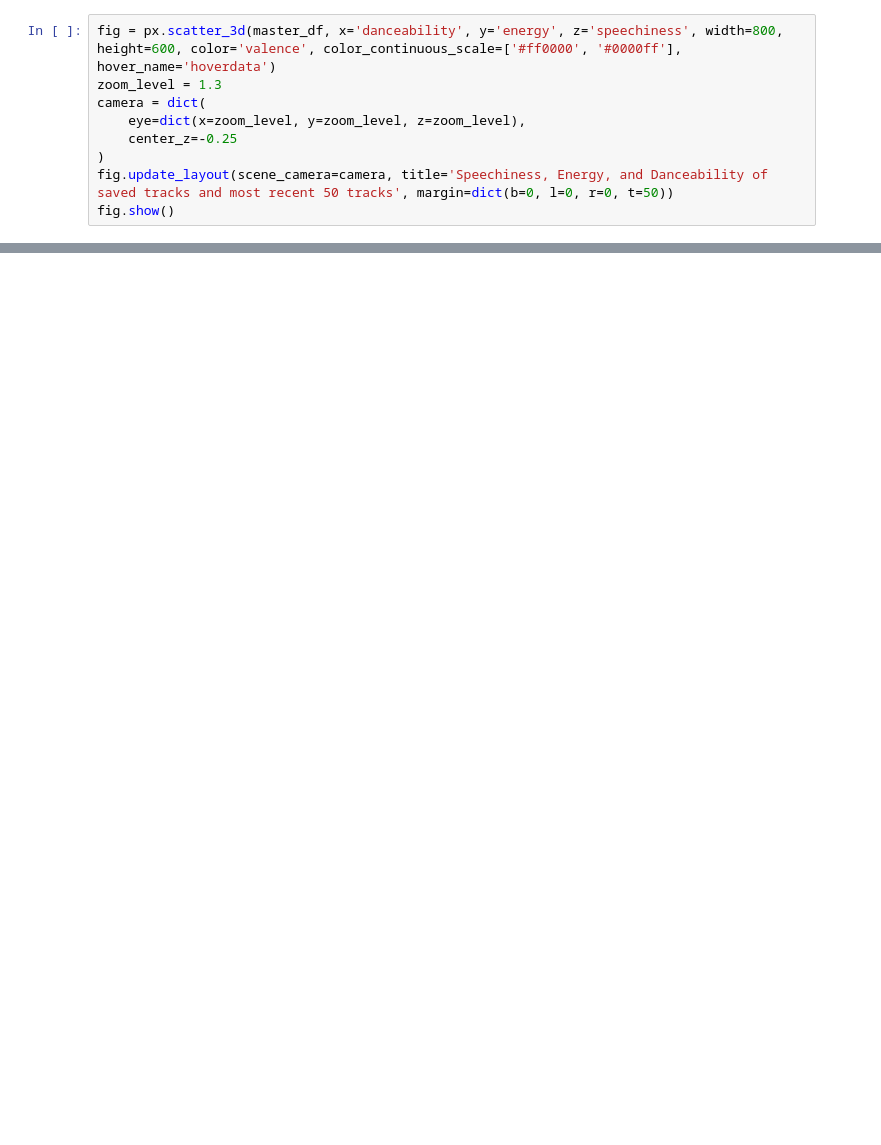
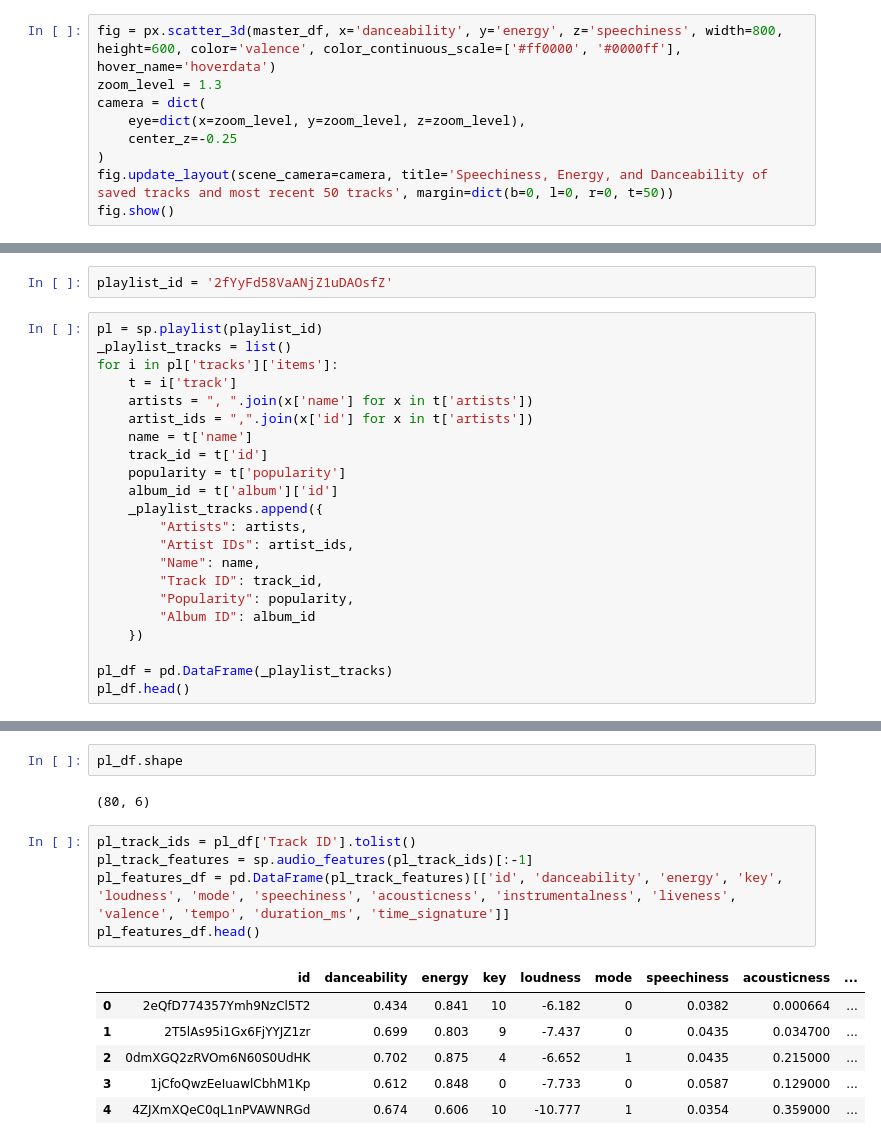
Before and after one commit to schledererj/spotify-track-features, a Jupyter notebook: spotify.ipynb, the cells around one changed output, grey strips where cells are left out. Cells and saved outputs as stored; diff of their text form; blank space fills up the shorter version.

Commit message:
Add more plots and playlist info

```diff
--- a/spotify.ipynb
+++ b/spotify.ipynb
@@ -115,0 +189,24 @@ fig.show()
+# %%
+playlist_id = '2fYyFd58VaANjZ1uDAOsfZ'
+# %%
+pl = sp.playlist(playlist_id)
+_playlist_tracks = list()
+for i in pl['tracks']['items']:
+    t = i['track']
+    artists = ", ".join(x['name'] for x in t['artists'])
+    artist_ids = ",".join(x['id'] for x in t['artists'])
+    name = t['name']
+    track_id = t['id']
+    popularity = t['popularity']
+    album_id = t['album']['id']
+    _playlist_tracks.append({
+        "Artists": artists,
+        "Artist IDs": artist_ids,
+        "Name": name,
+        "Track ID": track_id,
+        "Popularity": popularity,
+        "Album ID": album_id
+    })
+
+pl_df = pd.DataFrame(_playlist_tracks)
+pl_df.head()
@@ -115,0 +220,16 @@ fig.show()
+# %%
+pl_df.shape
+# %% [output]
+(80, 6)
+# %%
+pl_track_ids = pl_df['Track ID'].tolist()
+pl_track_features = sp.audio_features(pl_track_ids)[:-1]
+pl_features_df = pd.DataFrame(pl_track_features)[['id', 'danceability', 'energy', 'key', 'loudness', 'mode', 'speechiness', 'acousticness', 'instrumentalness', 'liveness', 'valence', 'tempo', 'duration_ms', 'time_signature']]
+pl_features_df.head()
+# %% [output]
+|  | id | danceability | energy | key | loudness | mode | speechiness | acousticness | ... |
+| 0 | 2eQfD774357Ymh9NzCl5T2 | 0.434 | 0.841 | 10 | -6.182 | 0 | 0.0382 | 0.000664 | ... |
+| 1 | 2T5lAs95i1Gx6FjYYJZ1zr | 0.699 | 0.803 | 9 | -7.437 | 0 | 0.0435 | 0.034700 | ... |
+| 2 | 0dmXGQ2zRVOm6N60S0UdHK | 0.702 | 0.875 | 4 | -6.652 | 1 | 0.0435 | 0.215000 | ... |
+| 3 | 1jCfoQwzEeIuawlCbhM1Kp | 0.612 | 0.848 | 0 | -7.733 | 0 | 0.0587 | 0.129000 | ... |
+| 4 | 4ZJXmXQeC0qL1nPVAWNRGd | 0.674 | 0.606 | 10 | -10.777 | 1 | 0.0354 | 0.359000 | ... |
```
Also changed, not shown: parts of 22 cells of this notebook, 1 other file.
